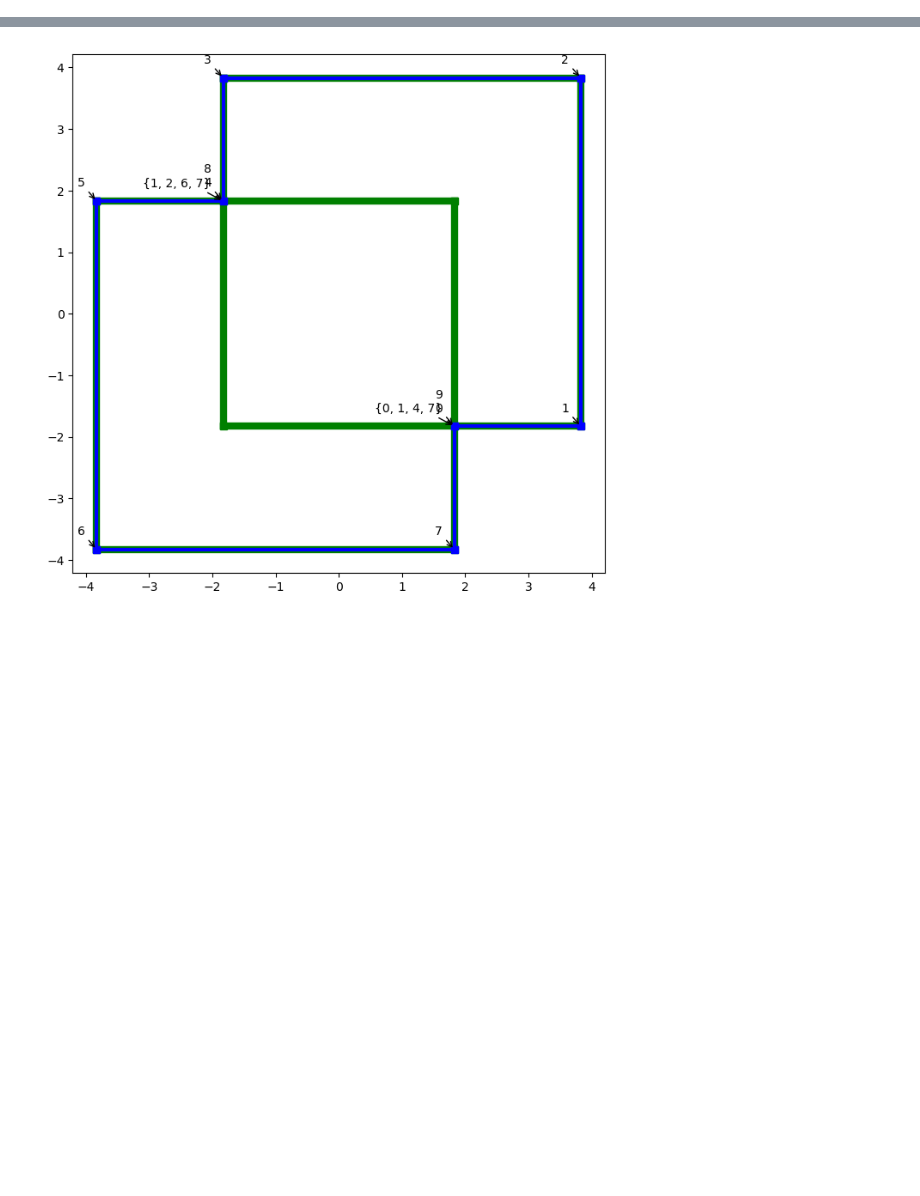
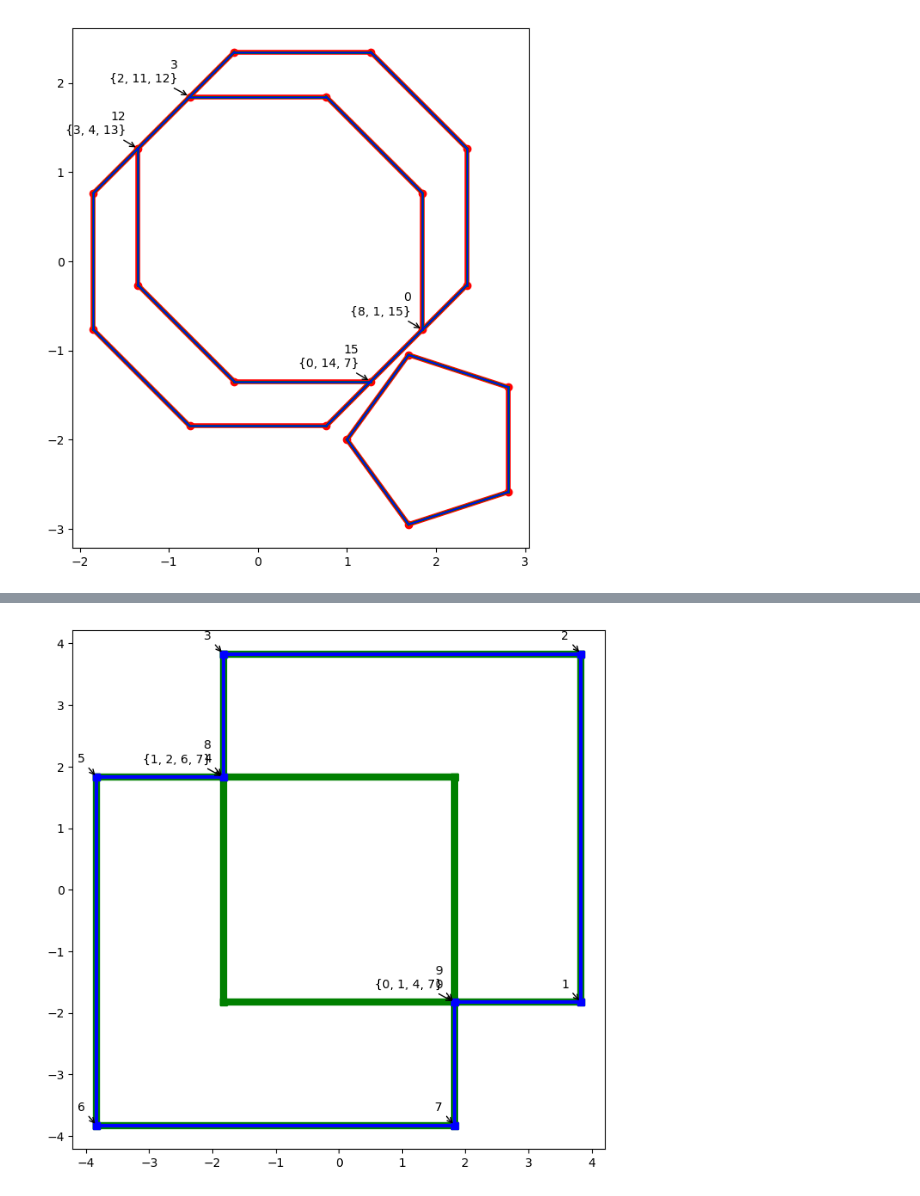
Before and after one commit to ctogle/meshmaker, a Jupyter notebook: notebooks/loop.ipynb, the cells around one changed output, grey strips where cells are left out. Drawn from its saved outputs; the diff is of its cells as text; code cells hidden in the pictures; blank space fills up the shorter version.

```diff
--- a/notebooks/loop.ipynb
+++ b/notebooks/loop.ipynb
@@ -28 +90,27 @@ show = partial(show, programs=[MainShader(), EdgeShader(), WireShader(color=vec3
+# %%
+a = vec3.O().ring(2, 8)
+b = vec3.U(0.5).xy().ring(2, 8)
+c = vec3(2, -2, 0).ring(1, 5, True)
+
+segs = [x for y in (a, b, c) for x in slide(y, 2)]
+#segs = list(slide(a, 2)) + list(slide(b, 2))
+
+pg = planargraph(segs=segs)
+
+loops = pg.loops()
+loops = [[pg.vertices[v] for v in l] for l in loops]
+
+py = pg.polygon()
+
+f, ax = plot()
+ax.set_aspect(1)
+plot_pg(ax, pg, lw=4, col='r')
+for l in loops:
+    plot_loop(ax, l, col='g', lw=2)
+
+plot_loop(ax, py[0], col='b', lw=1)
+for l in py[1]:
+    plot_loop(ax, l, col='b', lw=1)
+# %% [output]
+[figure, added]
 # %%
```
Also changed, not shown: parts of 8 cells of this notebook, 12 other files.
